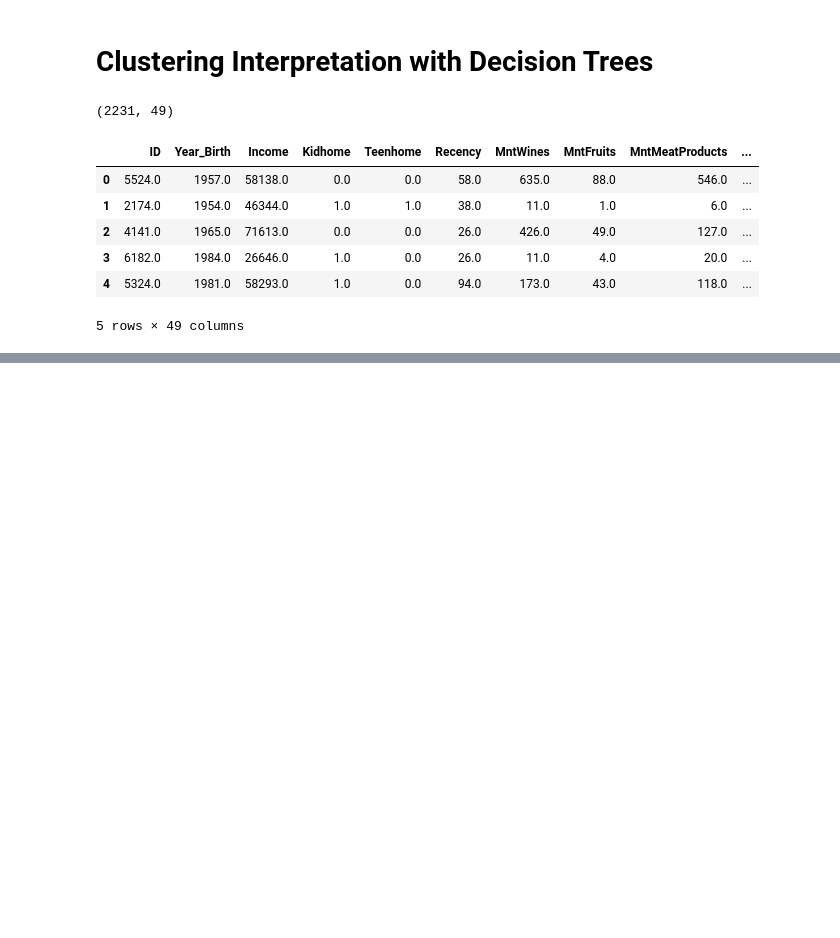
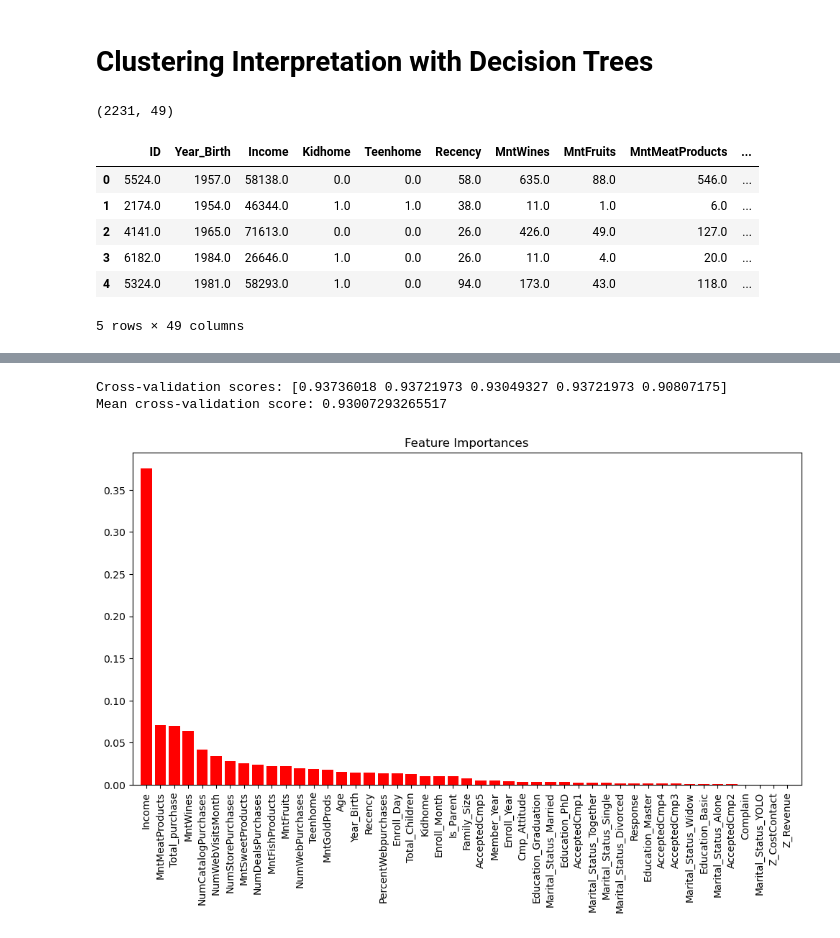
Before and after one commit to McGill-MMA-EnterpriseAnalytics/Customer-Personality-Analysis-2.0, a Jupyter notebook: Model 1: Clustering/Decision Tree.ipynb, the cells around one changed output, grey strips where cells are left out. Drawn from its saved outputs; the diff is of its cells as text; code cells hidden in the pictures; blank space fills up the shorter version.

```diff
--- a/Model 1: Clustering/Decision Tree.ipynb
+++ b/Model 1: Clustering/Decision Tree.ipynb
@@ -22,0 +69,28 @@ data.head()
+# %%
+# Initialize the Random Forest Classifier
+rf = RandomForestClassifier(n_estimators=100, random_state=42)
+
+# Perform cross-validation to assess model reliability
+cv_scores = cross_val_score(rf, X, y, cv=5)
+
+print("Cross-validation scores:", cv_scores)
+print("Mean cross-validation score:", cv_scores.mean())
+
+# Train the Random Forest Classifier
+rf.fit(X, y)
+
+# Get feature importances
+importances = rf.feature_importances_
+indices = np.argsort(importances)[::-1]
+
+# Plot the feature importances
+plt.figure(figsize=(12, 6))
+plt.title('Feature Importances')
+plt.bar(range(X.shape[1]), importances[indices], color="r", align="center")
+plt.xticks(range(X.shape[1]), X.columns[indices], rotation=90)
+plt.xlim([-1, X.shape[1]])
+plt.show()
+# %% [output]
+Cross-validation scores: [0.93736018 0.93721973 0.93049327 0.93721973 0.90807175]
+Mean cross-validation score: 0.93007293265517
+[figure, added]
```
Also changed, not shown: parts of 7 cells of this notebook.
